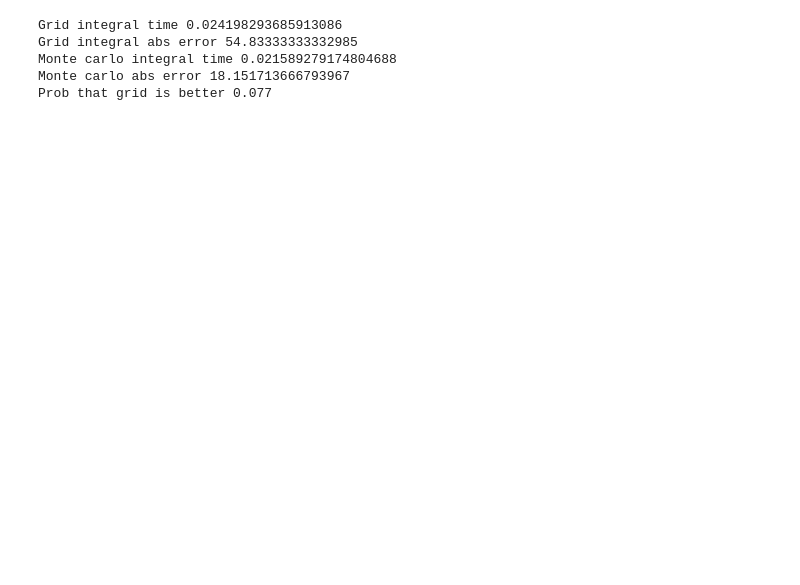
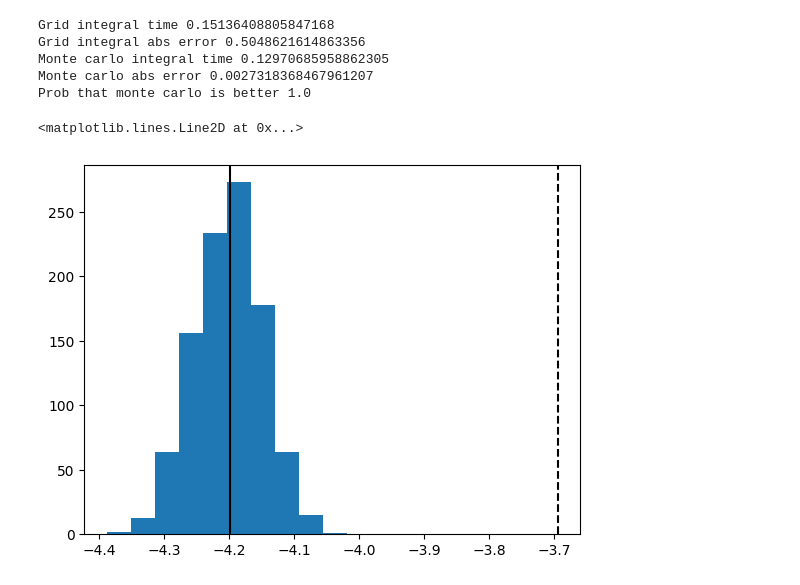
Before and after one commit to ShouvikGhosh2048/monte-carlo, a Jupyter notebook: monte-carlo.ipynb, the cells around one changed output. Drawn from its saved outputs; the diff is of its cells as text; code cells hidden in the pictures; blank space fills up the shorter version.

```diff
--- a/monte-carlo.ipynb
+++ b/monte-carlo.ipynb
@@ -218,33 +232,47 @@ print((math.log(errors[N - 1]) - math.log(errors[0])) / (math.log(N) - math.log(
 # %%
+# Grid (0 offset) vs Monte carlo
 import time
 
-polynomial = var(0) + var(1) ** 2
-region = [(0, 10), (0, 10)]
+polynomial = 0
+for i in range(3):
+    for j in range(3):
+        for k in range(3):
+            polynomial += (20 * random.random() - 10) * x0 ** i * x1 ** j * x2 ** k
+region = [(0, 1), (0, 1), (0, 1)]
 
-N = 1000
-grid_n = 100
+grid_n = 20
 monte_carlo_n = grid_n ** len(region)
 
 actual_integral = integral(polynomial, region)
 
 start = time.time()
 grid_estimate = grid_integral(polynomial, region, grid_n)
 print('Grid integral time', time.time() - start)
 print('Grid integral abs error', abs(grid_estimate - actual_integral))
 
 start = time.time()
 monte_carlo_estimate = monte_carlo_integral(polynomial, region, monte_carlo_n)
 print('Monte carlo integral time', time.time() - start)
 print('Monte carlo abs error', abs(monte_carlo_estimate - actual_integral))
 
-grid_better_count = 0
+N = 1000
+monte_better_count = 0
+monte_carlo_integrals = []
 for _ in range(N):
-    if abs(monte_carlo_integral(polynomial, region, monte_carlo_n) - actual_integral) > abs(grid_estimate - actual_integral):
-        grid_better_count += 1
-print('Prob that grid is better', grid_better_count / N)
+    monte_carlo_estimate = monte_carlo_integral(polynomial, region, monte_carlo_n)
+    monte_carlo_integrals.append(monte_carlo_estimate)
+    if abs(monte_carlo_estimate - actual_integral) < abs(grid_estimate - actual_integral):
+        monte_better_count += 1
+print('Prob that monte carlo is better', monte_better_count / N)
+
+plt.hist(monte_carlo_integrals)
+plt.axvline(x = actual_integral, color = "black")
+plt.axvline(x = grid_estimate, color = "black", linestyle="--")
 # %% [output]
-Grid integral time 0.024198293685913086
-Grid integral abs error 54.83333333332985
-Monte carlo integral time 0.021589279174804688
-Monte carlo abs error 18.151713666793967
-Prob that grid is better 0.077
+Grid integral time 0.15136408805847168
+Grid integral abs error 0.5048621614863356
+Monte carlo integral time 0.12970685958862305
+Monte carlo abs error 0.0027318368467961207
+Prob that monte carlo is better 1.0
+<matplotlib.lines.Line2D at 0x...>
+[figure, added]
```
Also changed, not shown: parts of 1 cell of this notebook.
